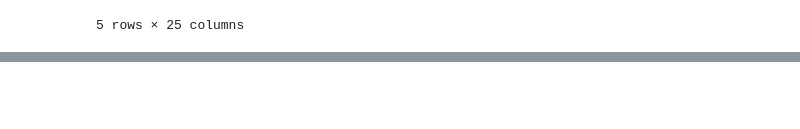
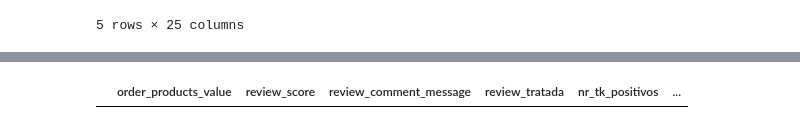
Before and after one commit to lflage/e-commerce_nlp_analysis, a Jupyter notebook: Análise de textos de reviews de e-commerce.ipynb, the cells around one changed output, grey strips where cells are left out. Cells and saved outputs as stored; diff of their text form; code cells hidden in the pictures; blank space fills up the shorter version.

```diff
--- a/Análise de textos de reviews de e-commerce.ipynb
+++ b/Análise de textos de reviews de e-commerce.ipynb
@@ -74,0 +153,14 @@ teriam
+# %%
+palavras_positivas = []
+
+with open('./sentiment-lexicons/positive_words_pt.txt','r',encoding = 'utf_8') as f:
+    for line in f.readlines():
+        palavras_positivas.append(line)
+
+
+lista_positivas = []
+for i in palavras_positivas:
+    palavra = i.replace('\n', '')
+    lista_positivas.append(remover_acentos(palavra))
+
+lista_positivas = set(lista_positivas)
@@ -74,0 +169,24 @@ teriam
+# %%
+# Recebe uma string e comparar as palavras que estão no léxico positivo e negativo
+
+def sent_count(text):
+    pos_count = 0
+    neg_count = 0
+    for token in text.split():
+        if token in lista_positivas:
+            pos_count += 1
+        if token in lista_negativas:
+            neg_count += 1
+        return((pos_count,neg_count))
+# %%
+# Exemplo para as reviews com 1 estrela
+
+for index,row in e_set_rev_1.iterrows():
+    x = e_set_rev_1['review_tratada'][index]
+    if x == '':
+        continue
+    sentimentos = sent_count(x)
+    e_set_rev_1.loc[index,'nr_tk_positivos'] = sentimentos[0]
+    e_set_rev_1.loc[index,'porcent_tk_positivos'] = sentimentos[0]/len(x.split())
+    e_set_rev_1.loc[index,'nr_tk_negativos'] = sentimentos[1]
+    e_set_rev_1.loc[index,'porcent_tk_negativos'] = sentimentos[1]/len(x.split())
@@ -74,0 +215,5 @@ teriam
+# %%
+y = e_set_rev_1.loc[e_set_rev_1['nr_tk_negativos'] > 1]
+y.head()
+# %% [output]
+|  | order_products_value | review_score | review_comment_message | review_tratada | nr_tk_positivos | ... |
```
Also changed, not shown: parts of 36 cells of this notebook.
